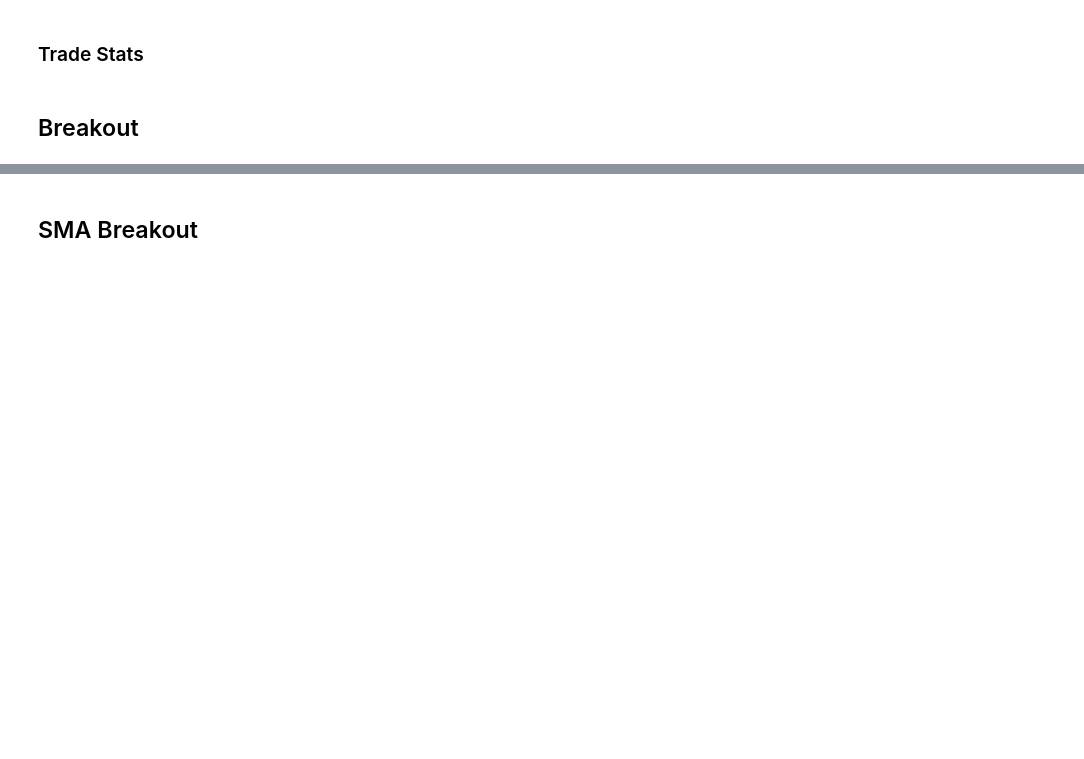
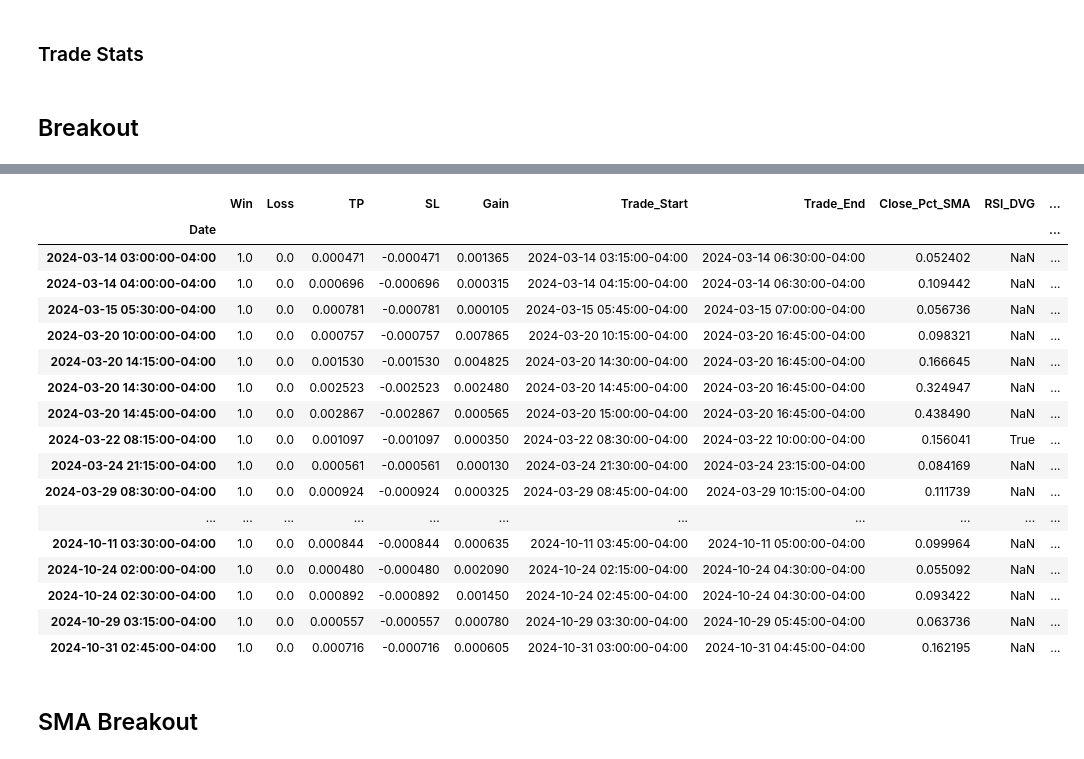
Before and after one commit to root-at-iyn/FXTradingResearch, a Jupyter notebook: research/bb_reversal_v1.ipynb, the cells around one changed output, grey strips where cells are left out. Drawn from its saved outputs; the diff is of its cells as text; code cells hidden in the pictures; blank space fills up the shorter version.

```diff
--- a/research/bb_reversal_v1.ipynb
+++ b/research/bb_reversal_v1.ipynb
@@ -373,3 +358,24 @@ bull_bo_df[[*gains_cols, "Close_Pct_SMA", "RSI", "Body", "ATR"]].query("Loss > 0
+# %%
+bull_bo_df[[*gains_cols, "Close_Pct_SMA", "RSI_DVG", "SMA32_Slope_SMA", "SMA16_Slope_SMA"]].query("Win > 0").iloc[0:100]
+# %% [output]
+|  | Win | Loss | TP | SL | Gain | Trade_Start | Trade_End | Close_Pct_SMA | RSI_DVG | ... |
+| Date |  |  |  |  |  |  |  |  |  | ... |
+| 2024-03-14 03:00:00-04:00 | 1.0 | 0.0 | 0.000471 | -0.000471 | 0.001365 | 2024-03-14 03:15:00-04:00 | 2024-03-14 06:30:00-04:00 | 0.052402 | NaN | ... |
+| 2024-03-14 04:00:00-04:00 | 1.0 | 0.0 | 0.000696 | -0.000696 | 0.000315 | 2024-03-14 04:15:00-04:00 | 2024-03-14 06:30:00-04:00 | 0.109442 | NaN | ... |
+| 2024-03-15 05:30:00-04:00 | 1.0 | 0.0 | 0.000781 | -0.000781 | 0.000105 | 2024-03-15 05:45:00-04:00 | 2024-03-15 07:00:00-04:00 | 0.056736 | NaN | ... |
+| 2024-03-20 10:00:00-04:00 | 1.0 | 0.0 | 0.000757 | -0.000757 | 0.007865 | 2024-03-20 10:15:00-04:00 | 2024-03-20 16:45:00-04:00 | 0.098321 | NaN | ... |
+| 2024-03-20 14:15:00-04:00 | 1.0 | 0.0 | 0.001530 | -0.001530 | 0.004825 | 2024-03-20 14:30:00-04:00 | 2024-03-20 16:45:00-04:00 | 0.166645 | NaN | ... |
+| 2024-03-20 14:30:00-04:00 | 1.0 | 0.0 | 0.002523 | -0.002523 | 0.002480 | 2024-03-20 14:45:00-04:00 | 2024-03-20 16:45:00-04:00 | 0.324947 | NaN | ... |
+| 2024-03-20 14:45:00-04:00 | 1.0 | 0.0 | 0.002867 | -0.002867 | 0.000565 | 2024-03-20 15:00:00-04:00 | 2024-03-20 16:45:00-04:00 | 0.438490 | NaN | ... |
+| 2024-03-22 08:15:00-04:00 | 1.0 | 0.0 | 0.001097 | -0.001097 | 0.000350 | 2024-03-22 08:30:00-04:00 | 2024-03-22 10:00:00-04:00 | 0.156041 | True | ... |
+| 2024-03-24 21:15:00-04:00 | 1.0 | 0.0 | 0.000561 | -0.000561 | 0.000130 | 2024-03-24 21:30:00-04:00 | 2024-03-24 23:15:00-04:00 | 0.084169 | NaN | ... |
+| 2024-03-29 08:30:00-04:00 | 1.0 | 0.0 | 0.000924 | -0.000924 | 0.000325 | 2024-03-29 08:45:00-04:00 | 2024-03-29 10:15:00-04:00 | 0.111739 | NaN | ... |
+| ... | ... | ... | ... | ... | ... | ... | ... | ... | ... | ... |
+| 2024-10-11 03:30:00-04:00 | 1.0 | 0.0 | 0.000844 | -0.000844 | 0.000635 | 2024-10-11 03:45:00-04:00 | 2024-10-11 05:00:00-04:00 | 0.099964 | NaN | ... |
+| 2024-10-24 02:00:00-04:00 | 1.0 | 0.0 | 0.000480 | -0.000480 | 0.002090 | 2024-10-24 02:15:00-04:00 | 2024-10-24 04:30:00-04:00 | 0.055092 | NaN | ... |
+| 2024-10-24 02:30:00-04:00 | 1.0 | 0.0 | 0.000892 | -0.000892 | 0.001450 | 2024-10-24 02:45:00-04:00 | 2024-10-24 04:30:00-04:00 | 0.093422 | NaN | ... |
+| 2024-10-29 03:15:00-04:00 | 1.0 | 0.0 | 0.000557 | -0.000557 | 0.000780 | 2024-10-29 03:30:00-04:00 | 2024-10-29 05:45:00-04:00 | 0.063736 | NaN | ... |
+| 2024-10-31 02:45:00-04:00 | 1.0 | 0.0 | 0.000716 | -0.000716 | 0.000605 | 2024-10-31 03:00:00-04:00 | 2024-10-31 04:45:00-04:00 | 0.162195 | NaN | ... |
 # %% [markdown]
 ## SMA Breakout
 # %%
```
Also changed, not shown: parts of 5 cells of this notebook.
